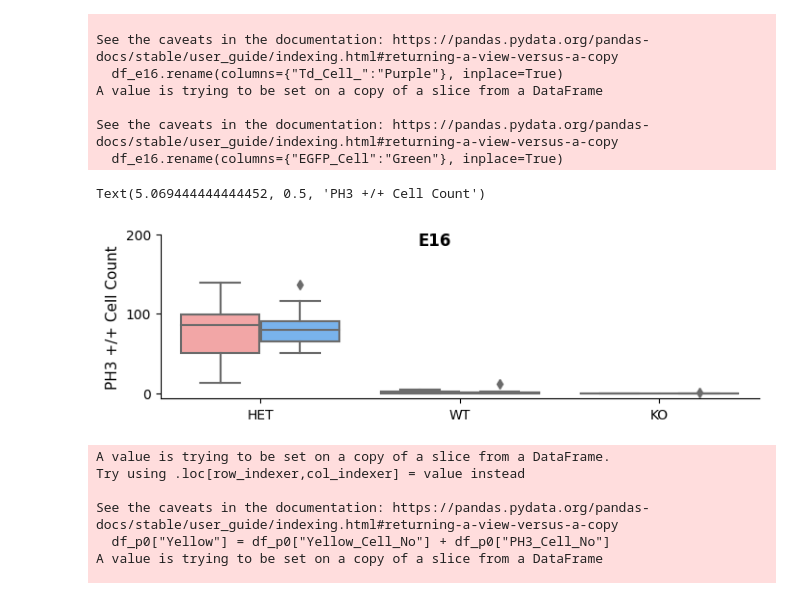
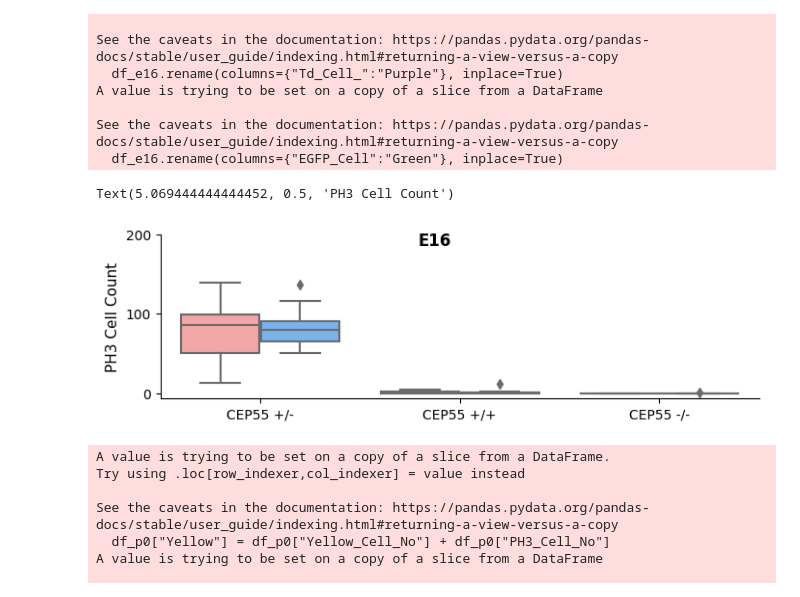
Before and after one commit to alzox/charts, a Jupyter notebook: notebooks/2025-04-13-brain.ipynb, the cells around one changed output. Saved outputs shown, nothing was run; the diff lists cells and outputs as text; code cells hidden in the pictures.

```diff
--- a/notebooks/2025-04-13-brain.ipynb
+++ b/notebooks/2025-04-13-brain.ipynb
@@ -116,27 +116,27 @@ See the caveats in the documentation: https://pandas.pydata.org/pandas-docs/stab
 # %%
 df_e16_melt = df_e16.melt(id_vars=["Cep55_Genotype", "Age"], value_vars=["Yellow", "Purple", "Green"], var_name="Cell_Type", value_name="Count")
 
-df_e16_melt["Cell_Type"] = df_e16_melt["Cell_Type"].replace({"Yellow": "HET", "Purple": "WT", "Green": "KO"})
+df_e16_melt["Cell_Type"] = df_e16_melt["Cell_Type"].replace({"Yellow": "CEP55 +/-", "Purple": "CEP55 +/+", "Green": "CEP55 -/-"})
 df_e16_melt["E16"] = df_e16_melt["Cell_Type"]
 
-df_e16_melt.rename(columns={"Count": "PH3 +/+ Cell Count"}, inplace=True) # CHANGE THIS FOR Y VARIABLE
+df_e16_melt.rename(columns={"Count": "PH3 Cell Count"}, inplace=True) # CHANGE THIS FOR Y VARIABLE
 
-g = sns.catplot(x="E16", y="PH3 +/+ Cell Count", hue="Cep55_Genotype", data=df_e16_melt, kind="box", height=5, aspect=1.5, estimator=np.mean, hue_order=["WT", "HET"],
+g = sns.catplot(x="E16", y="PH3 Cell Count", hue="Cep55_Genotype", data=df_e16_melt, kind="box", height=5, aspect=1.5, estimator=np.mean, hue_order=["WT", "HET"],
                 errorbar="se", palette=["#FF9999", "#66B3FF"], legend_out=False)
 
 
 fig = g.figure
 fig.set_size_inches(7, 2)
 g._legend.remove()
-g.ax.set_yticks([0, 100, 200, 300, 400, 500])
+g.ax.set_yticks([0, 100, 200])
 
 # Set Main title
 g.fig.suptitle("E16", fontsize=12, fontweight='bold')
-g.set_axis_labels("", "PH3 +/+ Cell Count")
-g.ax.set_ylabel("PH3 +/+ Cell Count", fontsize=11)
+g.set_axis_labels("", "PH3 Cell Count")
+g.ax.set_ylabel("PH3 Cell Count", fontsize=11)
 # %% [output]
-Text(5.069444444444452, 0.5, 'PH3 +/+ Cell Count')
+Text(5.069444444444452, 0.5, 'PH3 Cell Count')
-[figure, old version]
+[figure, new version]
 # %%
 df_p0["Yellow"] = df_p0["Yellow_Cell_No"] + df_p0["PH3_Cell_No"]
 df_p0.rename(columns={"Td_Cell_":"Purple"}, inplace=True)
```
Also changed, not shown: parts of 2 cells of this notebook.
